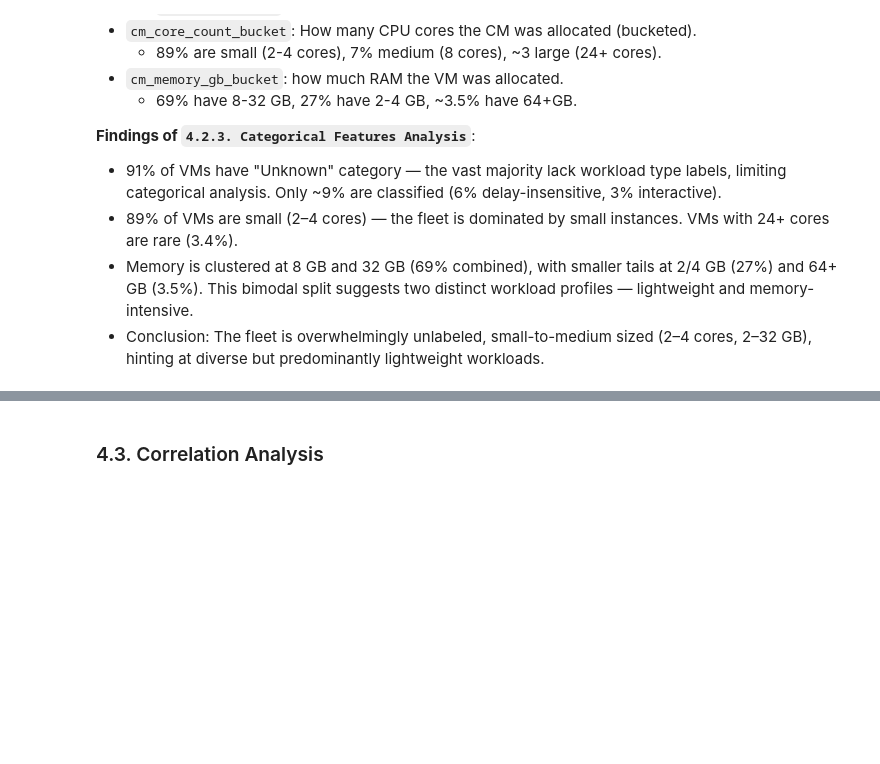
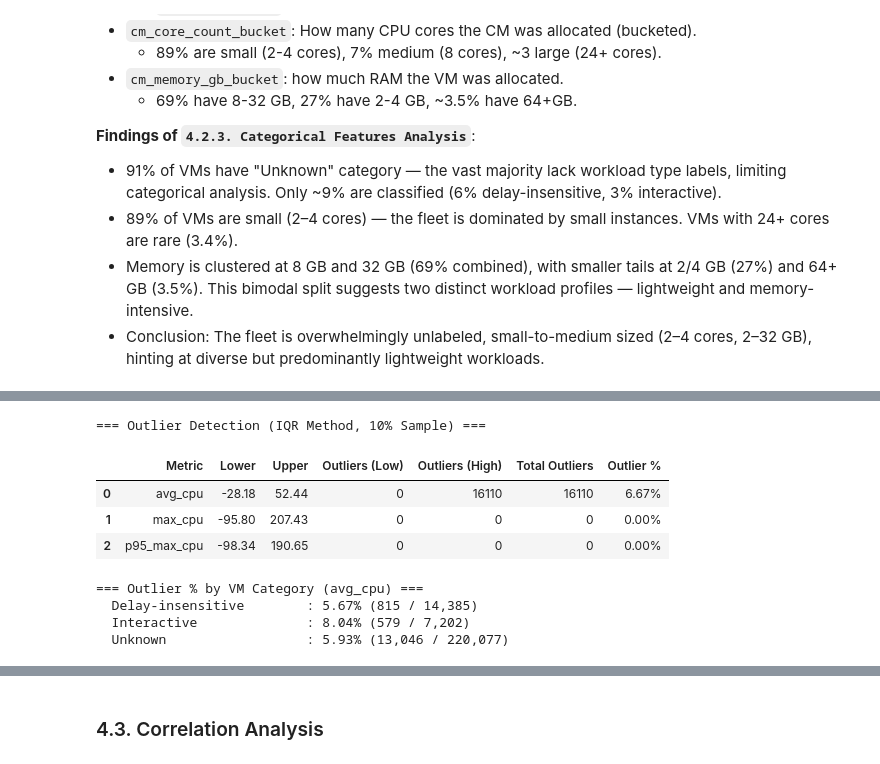
Before and after one commit to FajarLaksono/sembada-cloud, a Jupyter notebook: notebooks/02_azure_descriptive_analysis.ipynb, the cells around one changed output, grey strips where cells are left out. Saved outputs shown, nothing was run; the diff lists cells and outputs as text; code cells hidden in the pictures; blank space fills up the shorter version.

```diff
--- a/notebooks/02_azure_descriptive_analysis.ipynb
+++ b/notebooks/02_azure_descriptive_analysis.ipynb
@@ -693,0 +704,54 @@ plt.show()
+# %%
+# Outlier detection using IQR method on a 10% sample
+cpu_cols = ['avg_cpu', 'max_cpu', 'p95_max_cpu']
+
+outlier_sample = con.execute("""
+SELECT avg_cpu, max_cpu, p95_max_cpu, vm_category
+FROM vmtable
+USING SAMPLE 10%
+""").fetchdf()
+
+print("=== Outlier Detection (IQR Method, 10% Sample) ===\n")
+
+results = []
+for col in cpu_cols:
+    Q1 = outlier_sample[col].quantile(0.25)
+    Q3 = outlier_sample[col].quantile(0.75)
+    IQR = Q3 - Q1
+    lower = Q1 - 1.5 * IQR
+    upper = Q3 + 1.5 * IQR
+    n_lo = (outlier_sample[col] < lower).sum()
+    n_hi = (outlier_sample[col] > upper).sum()
+    n_total = n_lo + n_hi
+    pct = n_total / len(outlier_sample) * 100
+    results.append({
+        'Metric': col,
+        'Lower': f'{lower:.2f}',
+        'Upper': f'{upper:.2f}',
+        'Outliers (Low)': n_lo,
+        'Outliers (High)': n_hi,
+        'Total Outliers': n_total,
+        'Outlier %': f'{pct:.2f}%'
+    })
+
+display(pd.DataFrame(results))
+
+# Outliers by VM category
+print("\n=== Outlier % by VM Category (avg_cpu) ===")
+for cat in sorted(outlier_sample['vm_category'].unique()):
+    sub = outlier_sample[outlier_sample['vm_category'] == cat]
+    Q1, Q3 = sub['avg_cpu'].quantile(0.25), sub['avg_cpu'].quantile(0.75)
+    IQR = Q3 - Q1
+    lo, hi = Q1 - 1.5 * IQR, Q3 + 1.5 * IQR
+    n = ((sub['avg_cpu'] < lo) | (sub['avg_cpu'] > hi)).sum()
+    print(f"  {cat:25s}: {n/len(sub)*100:.2f}% ({n:,} / {len(sub):,})")
+# %% [output]
+=== Outlier Detection (IQR Method, 10% Sample) ===
+|  | Metric | Lower | Upper | Outliers (Low) | Outliers (High) | Total Outliers | Outlier % |
+| 0 | avg_cpu | -28.18 | 52.44 | 0 | 16110 | 16110 | 6.67% |
+| 1 | max_cpu | -95.80 | 207.43 | 0 | 0 | 0 | 0.00% |
+| 2 | p95_max_cpu | -98.34 | 190.65 | 0 | 0 | 0 | 0.00% |
+=== Outlier % by VM Category (avg_cpu) ===
+  Delay-insensitive        : 5.67% (815 / 14,385)
+  Interactive              : 8.04% (579 / 7,202)
+  Unknown                  : 5.93% (13,046 / 220,077)
```
Also changed, not shown: parts of 19 cells of this notebook.
